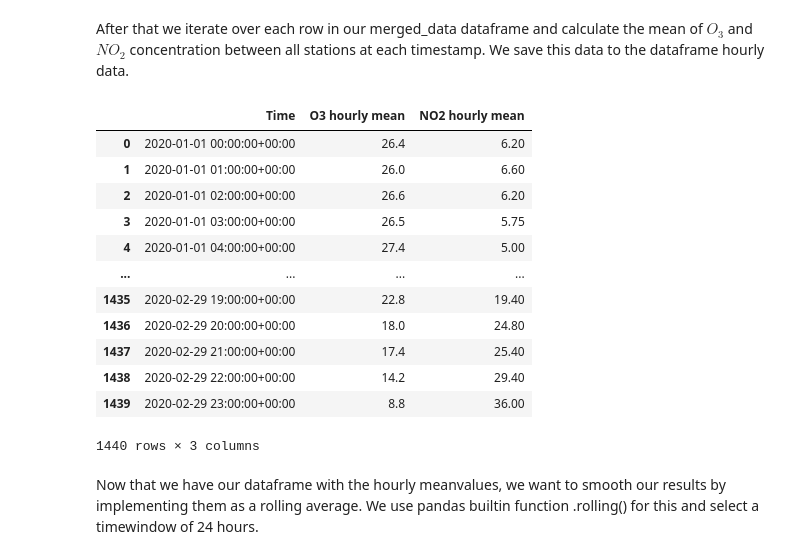
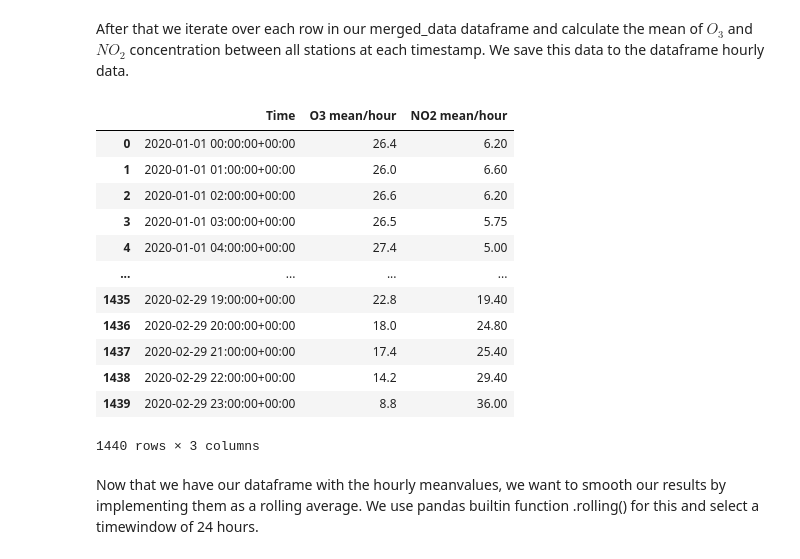
Before and after one commit to TimPrivat/ScientificProgrammingInPython, a Jupyter notebook: 6/2023WS_41114.ipynb, the cells around one changed output. Cells and saved outputs as stored; diff of their text form; code cells hidden in the pictures.

```diff
--- a/6/2023WS_41114.ipynb
+++ b/6/2023WS_41114.ipynb
@@ -32,12 +32,12 @@ station_data_names = ['Toronto2020_Station_1.csv',
 <br>
 This list shows the hourly recorded values for ozone($O_{3}$) and nitrogen dioxide($NO_{2}$) in parts-per-billion (ppb) for each of the five stations.</p>
 # %%
-combined_toronto_data = []
+station_data = []
 
 for station in station_data_names:
     station_df = pd.read_csv(station, parse_dates=['Time'])
-    combined_toronto_data.append(station_df)
-combined_toronto_data
+    station_data.append(station_df)
+station_data
 # %% [output]
 [                          Time  station 1 O3  station 1 NO2
  0    2020-01-01 00:00:00+00:00          27.0            6.0
@@ -59,12 +59,12 @@ combined_toronto_data
 # %% [markdown]
 <p>After appending all files, we create a pandas dataframe labelled merged_data. This dataframe merges all entries from the former list on their timestamp. This means that we now have a table organized by time, where each station's recordings are listed next to each other.</p>
 # %%
-merged_data = combined_toronto_data[0]
-for df in combined_toronto_data[1:]:
-    merged_data = pd.merge(merged_data, df, on='Time', how='outer')
+merged_dataframe = station_data[0]
+for df in station_data[1:]:
+    merged_dataframe  = pd.merge(merged_dataframe , df, on='Time', how='outer')
 
-merged_data['Time'] = pd.to_datetime(df['Time'])
-merged_data
+merged_dataframe ['Time'] = pd.to_datetime(df['Time'])
+merged_dataframe
 # %% [output]
 |  | Time | station 1 O3 | station 1 NO2 | station 2 O3 | station 2 NO2 | station 3 O3 | station 3 NO2 | ... |
 | 0 | 2020-01-01 00:00:00+00:00 | 27.0 | 6.0 | 27.0 | 7.0 | 26.0 | 5.0 | ... |
@@ -87,7 +87,7 @@ Finally we plot our results using matplotlib.</p>
 <h4>Calculating the mean values and rolling averages [7]</h4>
 <p>First we create a pandas dataframe where we store the time, the hourly mean of $O_{3}$ concentration and the hourly mean of $NO_{2}$ concentration. We again save the names of all colums to one list for $O_{3}$ values and one list for $NO_{2}$ values each.</p>
 # %%
-hourly_data = pd.DataFrame(columns = ['Time','O3 hourly mean', 'NO2 hourly mean'])
+hourly_data = pd.DataFrame(columns = ['Time','O3 mean/hour', 'NO2 mean/hour'])
 
 o3_columns = ['station 1 O3',
               'station 2 O3',
@@ -102,18 +102,18 @@ no2_columns = ['station 1 NO2',
 # %% [markdown]
 <p>After that we iterate over each row in our merged_data dataframe and calculate the mean of $O_{3}$ and $NO_{2}$ concentration between all stations at each timestamp. We save this data to the dataframe hourly data.</p>
 # %%
-for index, row in merged_data.iterrows():
+for index, row in merged_dataframe.iterrows():
 
     time = row['Time']
     o3_hourly_values = row[o3_columns].mean()
     no2_hourly_values = row[no2_columns].mean()
 
     hourly_data.loc[len(hourly_data)] = [time, o3_hourly_values, no2_hourly_values]
 
 
 hourly_data
 # %% [output]
-|  | Time | O3 hourly mean | NO2 hourly mean |
+|  | Time | O3 mean/hour | NO2 mean/hour |
 | 0 | 2020-01-01 00:00:00+00:00 | 26.4 | 6.20 |
 | 1 | 2020-01-01 01:00:00+00:00 | 26.0 | 6.60 |
 | 2 | 2020-01-01 02:00:00+00:00 | 26.6 | 6.20 |
```
Also changed, not shown: parts of 11 cells of this notebook.
